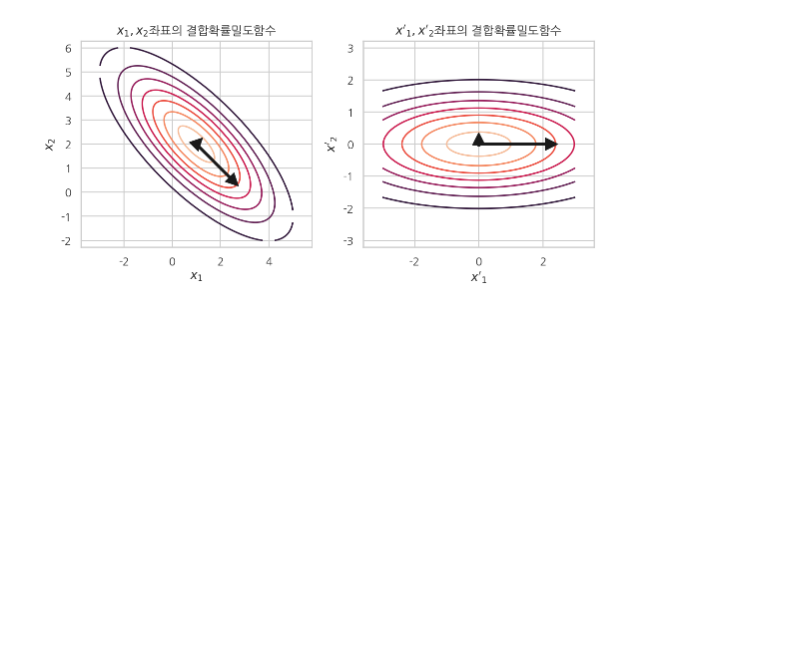
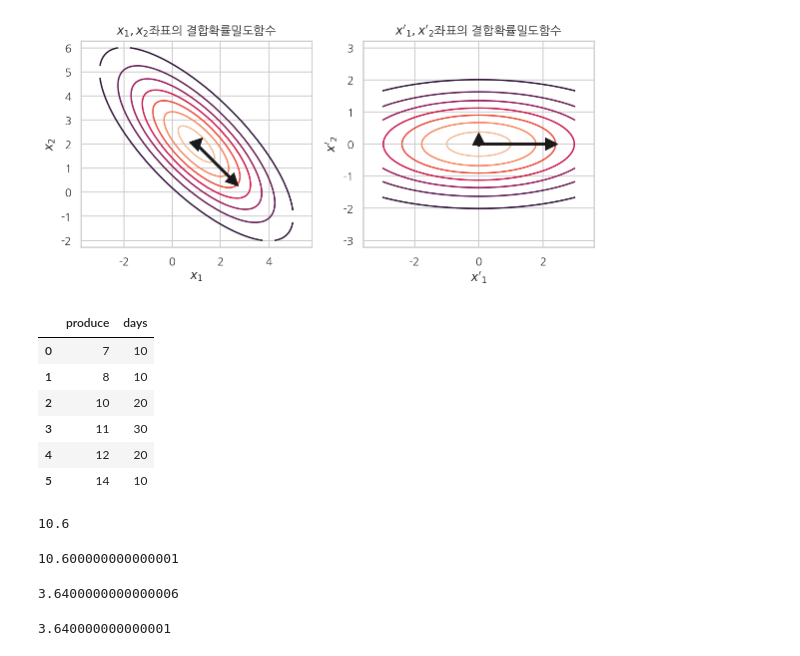
Before and after one commit to whguswls58/TIL, a Jupyter notebook: math/200509_mathclass.ipynb, the cells around one changed output. Drawn from its saved outputs; the diff is of its cells as text; code cells hidden in the pictures; blank space fills up the shorter version.

```diff
--- a/math/200509_mathclass.ipynb
+++ b/math/200509_mathclass.ipynb
@@ -149,3 +149,17 @@ plt.tight_layout()
 plt.show()
 # %% [output]
 [figure]
+# %%
+# 모멘트 추정법
+df = pd.DataFrame({'produce': [7, 8, 10, 11, 12, 14],
+                  'days': [10, 10, 20, 30, 20, 10]},
+                 columns = ['produce', 'days'])
+df
+# %% [output]
+|  | produce | days |
+| 0 | 7 | 10 |
+| 1 | 8 | 10 |
+| 2 | 10 | 20 |
+| 3 | 11 | 30 |
+| 4 | 12 | 20 |
+| 5 | 14 | 10 |
@@ -151,0 +168,18 @@ plt.show()
+# %%
+mean = (df.produce * df.prob).sum()
+mean
+# %% [output]
+10.6
+# %%
+np.average(df.produce, weights = df.prob)
+# %% [output]
+10.600000000000001
+# %%
+var = ((df.produce - mean)**2 * df.prob).sum()
+var
+# %% [output]
+3.6400000000000006
+# %%
+np.average((df.produce - mean)**2, weights = df.prob)
+# %% [output]
+3.640000000000001
```
Also changed, not shown: parts of 1 cell of this notebook.
